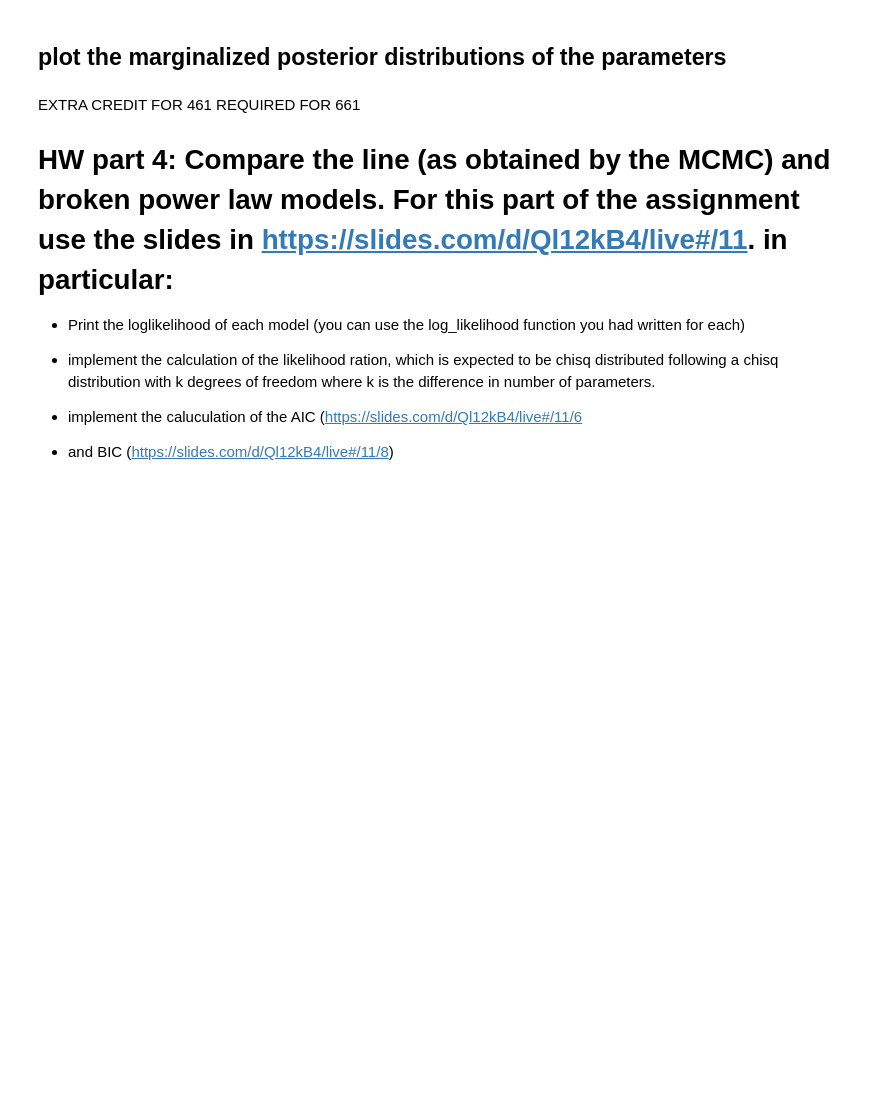
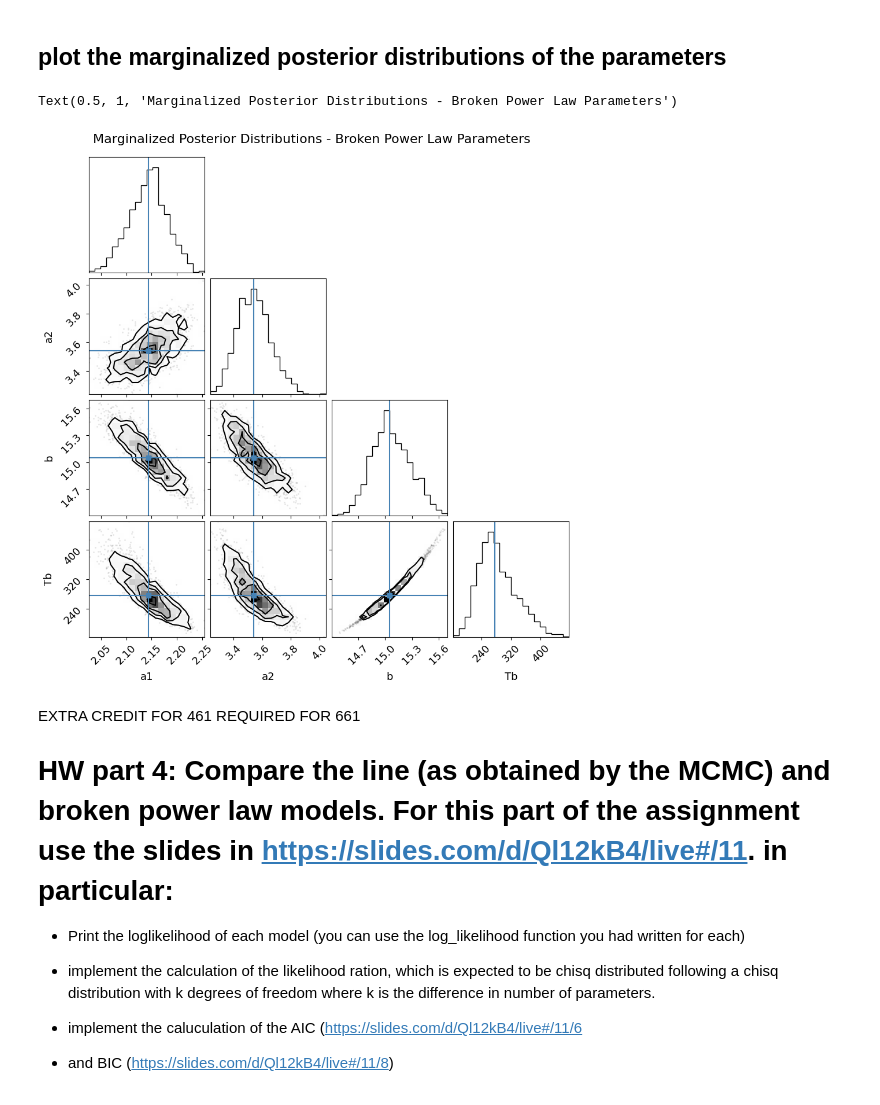
Before and after one commit to elhamkashi/DSPS_EKashi, a Jupyter notebook: HW6/Second_Half_fitlinetogrbafterglow_mcmc_instructions_dsps25.ipynb, the cells around one changed output. Saved outputs shown, nothing was run; the diff lists cells and outputs as text; code cells hidden in the pictures; blank space fills up the shorter version.

```diff
--- a/HW6/Second_Half_fitlinetogrbafterglow_mcmc_instructions_dsps25.ipynb
+++ b/HW6/Second_Half_fitlinetogrbafterglow_mcmc_instructions_dsps25.ipynb
@@ -780,8 +926,14 @@ pl.xlabel("log time", fontsize=20);
 # %%
 
 pl.rcParams["font.size"]= 13
 fig = corner.corner(
-    flat_samples, labels=["a1", "a2", "Tb", "b"], truths=mcmc[:,1]);
+    flat_samples_bpl, labels=["a1", "a2", "b", "Tb"], truths=mcmc[:,1]);
+
+plt.suptitle("Marginalized Posterior Distributions - Broken Power Law Parameters",
+             fontsize=16, y=1)
+# %% [output]
+Text(0.5, 1, 'Marginalized Posterior Distributions - Broken Power Law Parameters')
+[figure, added]
 # %% [markdown]
 EXTRA CREDIT FOR 461 REQUIRED FOR 661
 
```
Also changed, not shown: parts of 30 cells of this notebook.
